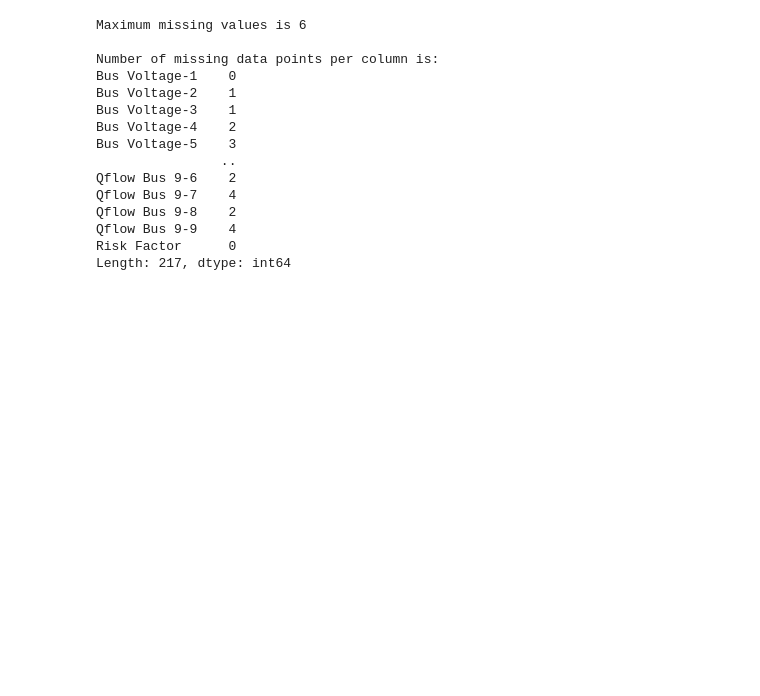
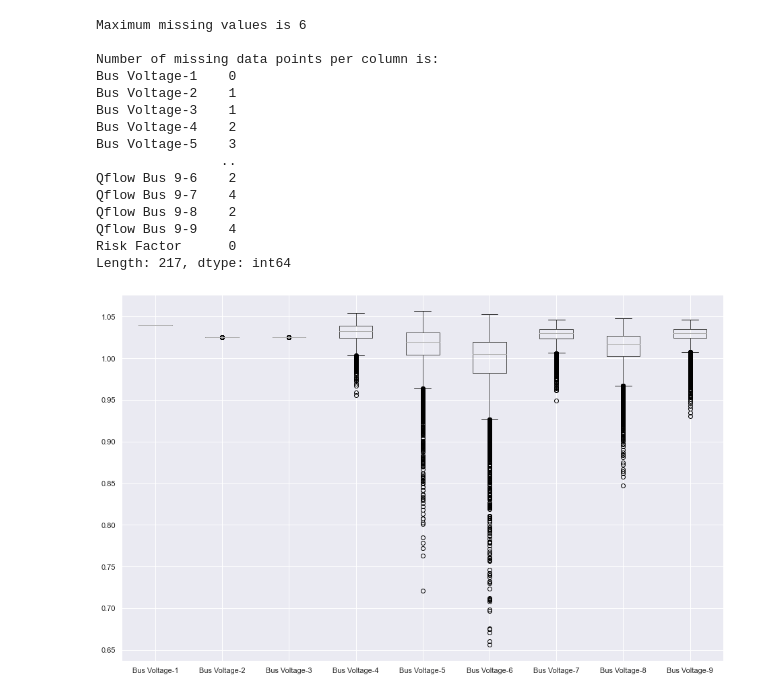
Before and after one commit to philmas/EE4720-Energy-Systems-Project, a Jupyter notebook: notebook.ipynb, the cells around one changed output. Saved outputs shown, nothing was run; the diff lists cells and outputs as text; code cells hidden in the pictures; blank space fills up the shorter version.

Commit message:
Added boxplot diagrams

```diff
--- a/notebook.ipynb
+++ b/notebook.ipynb
@@ -112,3 +112,8 @@ Qflow Bus 9-8    2
 Qflow Bus 9-9    4
 Risk Factor      0
 Length: 217, dtype: int64
+# %%
+plt.figure(figsize=(16,10))
+data.iloc[:, 0:9].boxplot();
+# %% [output]
+[figure, added]
```
Also changed, not shown: parts of 7 cells of this notebook.
